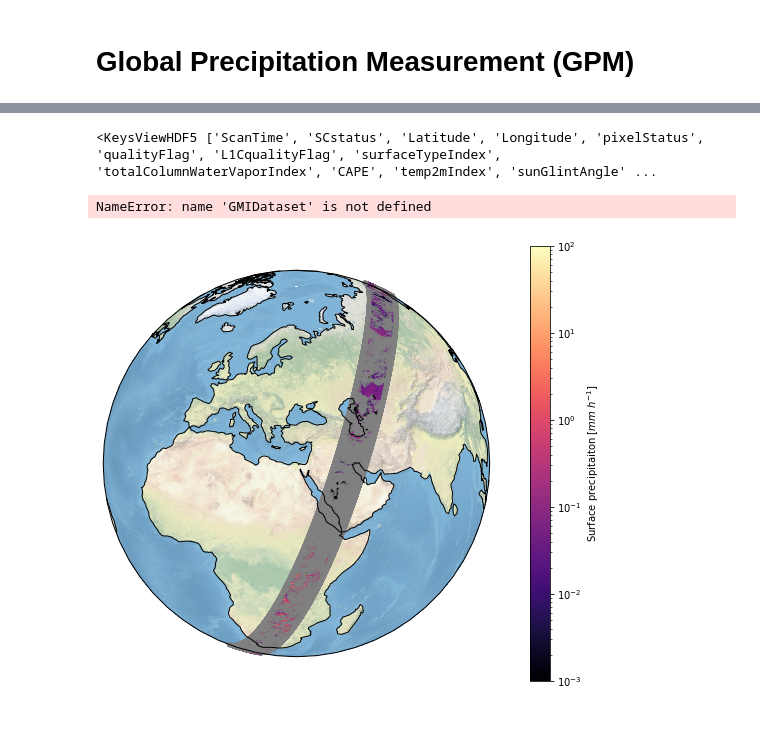
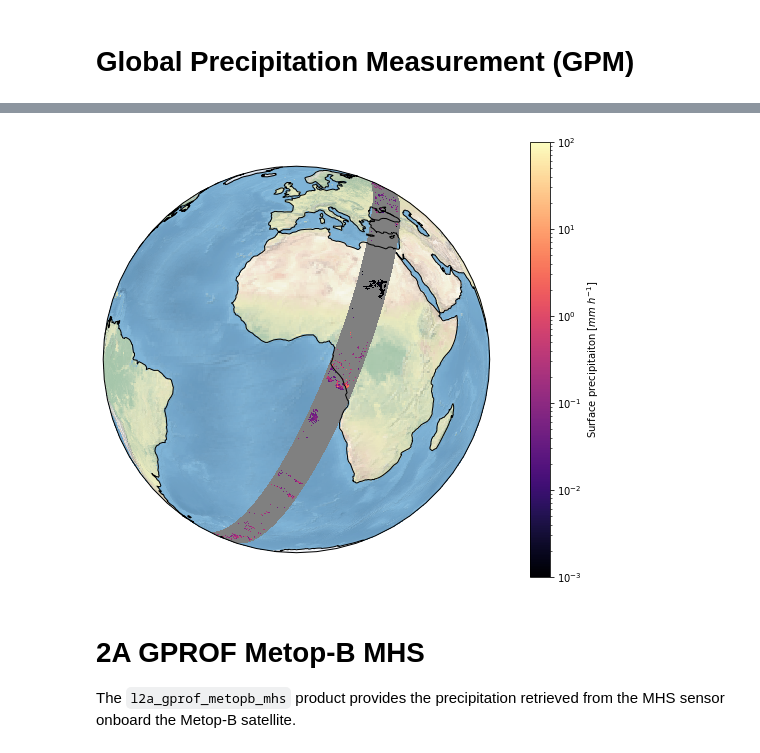
Before and after one commit to SEE-GEO/pansat, a Jupyter notebook: notebooks/products/gpm.ipynb, the cells around one changed output, grey strips where cells are left out. Cells and saved outputs as stored; diff of their text form; code cells hidden in the pictures; blank space fills up the shorter version.

Commit message:
Testing of GPM and Opera products.

```diff
--- a/notebooks/products/gpm.ipynb
+++ b/notebooks/products/gpm.ipynb
@@ -44,0 +53,5 @@ np.any?
+# %%
+from pansat.products.satellite.gpm import l1c_metopb_mhs
+t_0 = datetime(2016, 11, 24, 10)
+t_1 = datetime(2016, 11, 24, 12)
+files = l1c_metopb_mhs.download(t_0, t_1)
@@ -78,5 +84,0 @@ file["S1"].keys()
-# %%
-from pansat.products.satellite.gpm import l1c_metopb_mhs
-t_0 = datetime(2016, 11, 21, 10)
-t_1 = datetime(2016, 11, 21, 12)
-files = l1c_metopb_mhs.download(t_0, t_1)
@@ -146,34 +92,34 @@ pr[pr <= 0.0] = np.nan
-# %%
-file["S1"].keys()
-# %% [output]
-<KeysViewHDF5 ['ScanTime', 'SCstatus', 'Latitude', 'Longitude', 'pixelStatus', 'qualityFlag', 'L1CqualityFlag', 'surfaceTypeIndex', 'totalColumnWaterVaporIndex', 'CAPE', 'temp2mIndex', 'sunGlintAngle' ...
-# %%
-training_data = GMIDataset("../../training_data_gmi.nc",
-                           batch_size=256)
-# %% [output]
-NameError: name 'GMIDataset' is not defined
+# %%
+dataset = l2a_gprof_gpm_gmi.open(files[0])
+lats = dataset["latitude"]
+lons = dataset["longitude"]
+precip = dataset["surface_precipitation"]
 # %%
 import matplotlib.pyplot as plt
 from matplotlib.cm import get_cmap
 from matplotlib.colors import LogNorm
 from matplotlib.gridspec import GridSpec
 import cartopy.crs as ccrs
 
 cmap = get_cmap("magma")
 cmap.set_bad("grey")
 norm = LogNorm(1e-3, 1e2)
 
 gs = GridSpec(1, 2, width_ratios=[1.0, 0.05])
 fig = plt.figure(figsize=(8, 8))
-proj = ccrs.NearsidePerspective(central_latitude=lat_c,
-                                central_longitude=lon_c)
+proj = ccrs.NearsidePerspective(central_latitude=lats.mean(),
+                                central_longitude=lons.mean())
 ax = plt.subplot(gs[0], projection=proj)
 ax.stock_img()
 ax.coastlines()
-sm = ax.scatter(lons, lats, c=pr, s=10, cmap=cmap, norm=norm, transform=ccrs.PlateCarree())
+sm = ax.pcolormesh(lons, lats, precip, cmap=cmap, norm=norm, transform=ccrs.PlateCarree())
 
 ax = plt.subplot(gs[1])
 plt.colorbar(sm, cax=ax, fraction=0.4, pad=0.2, label="Surface precipitaiton [$mm\ h^{-1}$]")
 plt.show()
 # %% [output]
-[figure, old version]
+[figure, new version]
+# %% [markdown]
+# 2A GPROF Metop-B MHS
+
+The ``l2a_gprof_metopb_mhs`` product provides the precipitation retrieved from the MHS sensor onboard the Metop-B satellite.
```
Also changed, not shown: parts of 26 cells of this notebook, 11 other files.
